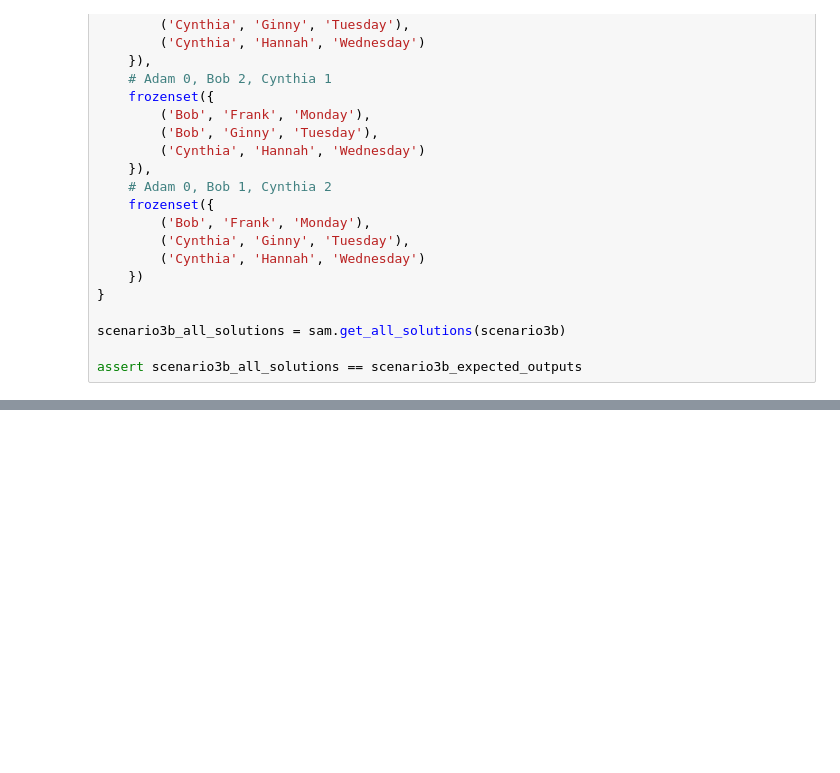
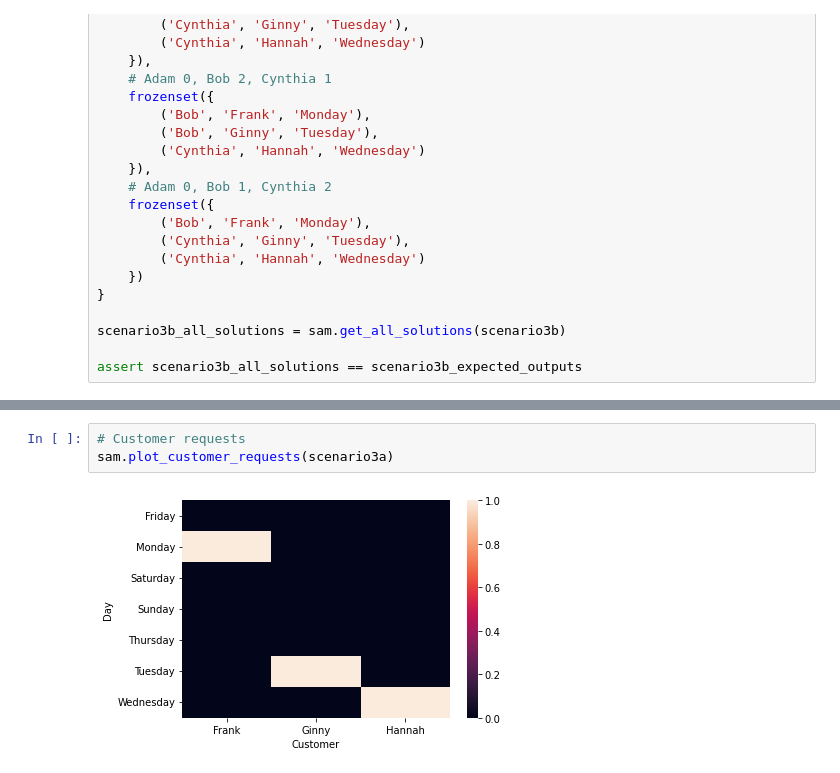
Before and after one commit to derek-damron/python_playground, a Jupyter notebook: modelling/optimization/pyomo_scheduling.ipynb, the cells around one changed output, grey strips where cells are left out. Saved outputs shown, nothing was run; the diff lists cells and outputs as text; blank space fills up the shorter version.

```diff
--- a/modelling/optimization/pyomo_scheduling.ipynb
+++ b/modelling/optimization/pyomo_scheduling.ipynb
@@ -171,0 +179,5 @@ assert scenario3b_all_solutions == scenario3b_expected_outputs
+# %%
+# Customer requests
+sam.plot_customer_requests(scenario3a)
+# %% [output]
+[figure, added]
```
Also changed, not shown: parts of 3 cells of this notebook, 1 other file.
